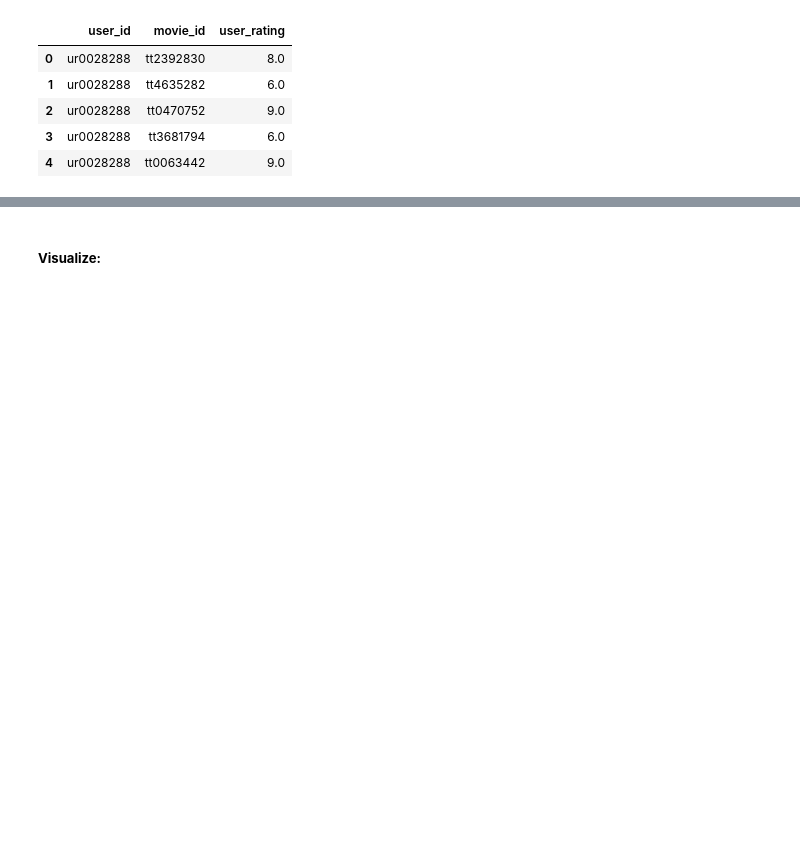
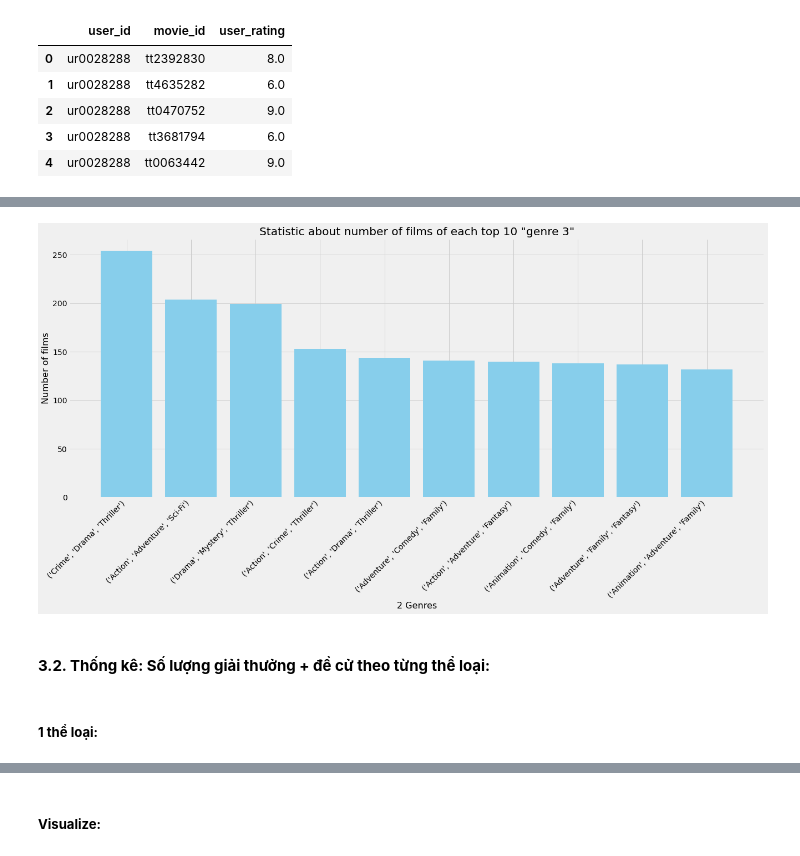
Before and after one commit to HThinhZ/Recommender_System_Project, a Jupyter notebook: T4_VisualizeData.ipynb, the cells around one changed output, grey strips where cells are left out. Saved outputs shown, nothing was run; the diff lists cells and outputs as text; code cells hidden in the pictures; blank space fills up the shorter version.

```diff
--- a/T4_VisualizeData.ipynb
+++ b/T4_VisualizeData.ipynb
@@ -174,0 +175,11 @@ test_df.head()
+# %%
+nf_genre3_df = mi_df.copy()
+# %%
+# Create combinations of two elements from the list
+nf_genre3_df['3genres'] = nf_genre3_df['genre'].apply(lambda x: list(combinations(x, 3)))
+
+nf_genre3_df = nf_genre3_df.explode('3genres')
+nf_genre3_df = nf_genre3_df['3genres'].value_counts()[:10]
+nf_genre3_df = pd.DataFrame({'3genres': nf_genre3_df.index, 'num_film': nf_genre3_df.values})
+nf_genre3_df['3genres'] = nf_genre3_df['3genres'].astype(str)
+nf_genre3_df
@@ -174,0 +198,15 @@ test_df.head()
+# %%
+# Plotting Matplotlib
+plt.figure(figsize=(20, 8))
+plt.bar(nf_genre3_df['3genres'], nf_genre3_df['num_film'], color='skyblue')
+plt.xticks(rotation=45, ha='right')
+plt.xlabel('2 Genres',fontsize = 16)
+plt.ylabel('Number of films',fontsize = 16)
+plt.title('Statistic about number of films of each top 10 "genre 3"')
+plt.show()
+# %% [output]
+[figure, added]
+# %% [markdown]
+#### **3.2. Thống kê: Số lượng giải thưởng + đề cử theo từng thể loại:**
+# %% [markdown]
+##### **1 thể loại:**
```
Also changed, not shown: parts of 56 cells of this notebook.
